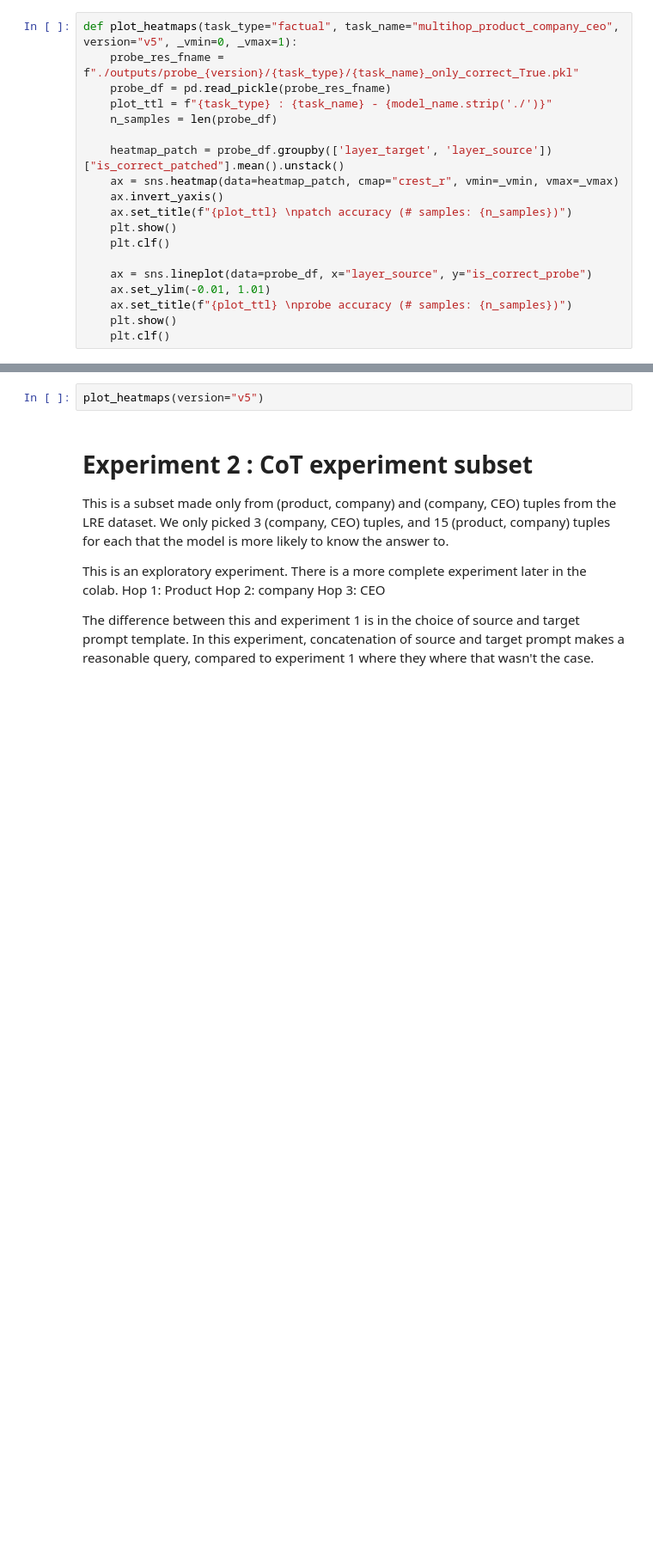
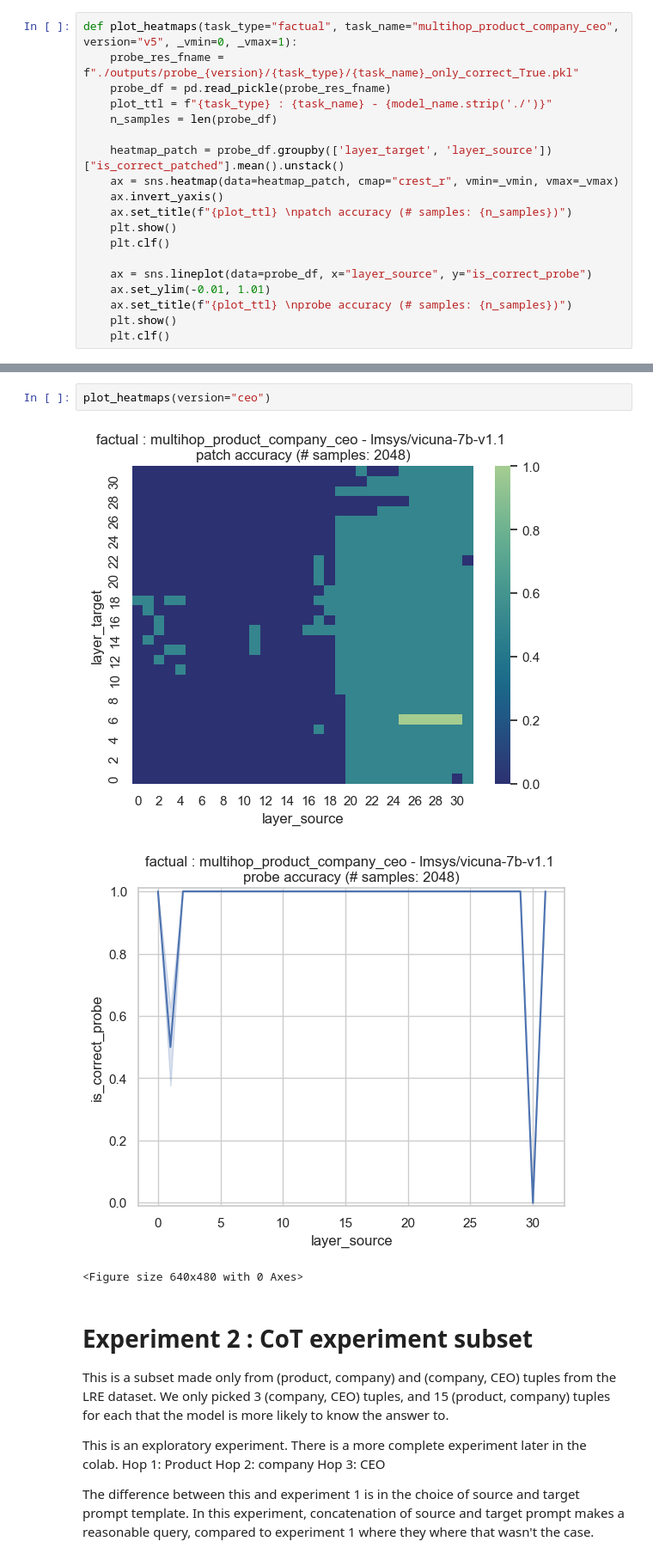
Before and after one commit to amnonlevitau/interpretability, a Jupyter notebook: patchscopes/code/multihop-CoT.ipynb, the cells around one changed output, grey strips where cells are left out. Shown at 86% size. Cells and saved outputs as stored; diff of their text form; blank space fills up the shorter version.

```diff
--- a/patchscopes/code/multihop-CoT.ipynb
+++ b/patchscopes/code/multihop-CoT.ipynb
@@ -518,5 +539,9 @@ plot_patching_heatmaps(version="ceo")
 # %%
-plot_heatmaps(version="v5")
+plot_heatmaps(version="ceo")
+# %% [output]
+[figure, added]
+[figure, added]
+<Figure size 640x480 with 0 Axes>
 # %% [markdown]
 # Experiment 2 : CoT experiment subset
 
```
Also changed, not shown: parts of 18 cells of this notebook, 11 other files.
